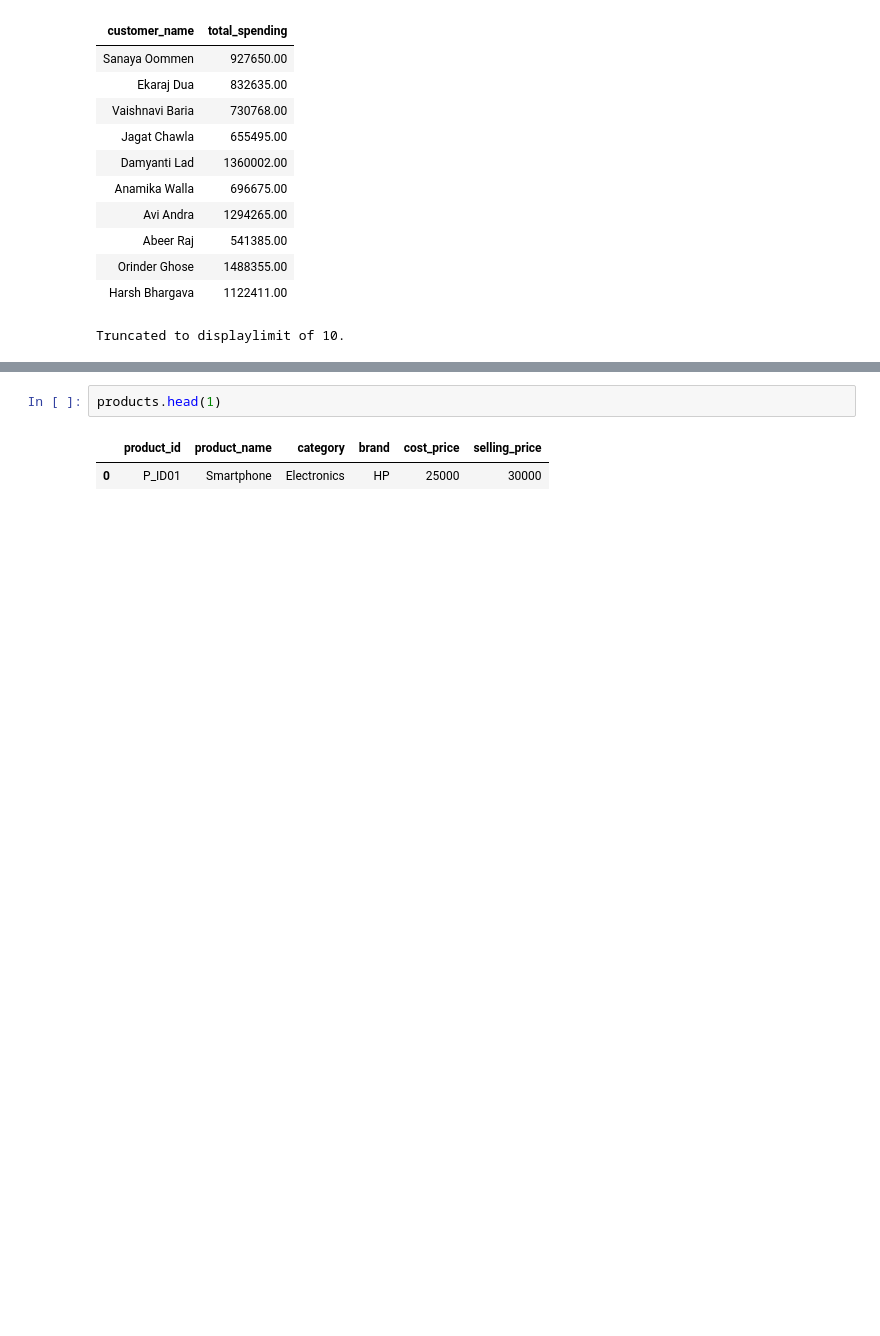
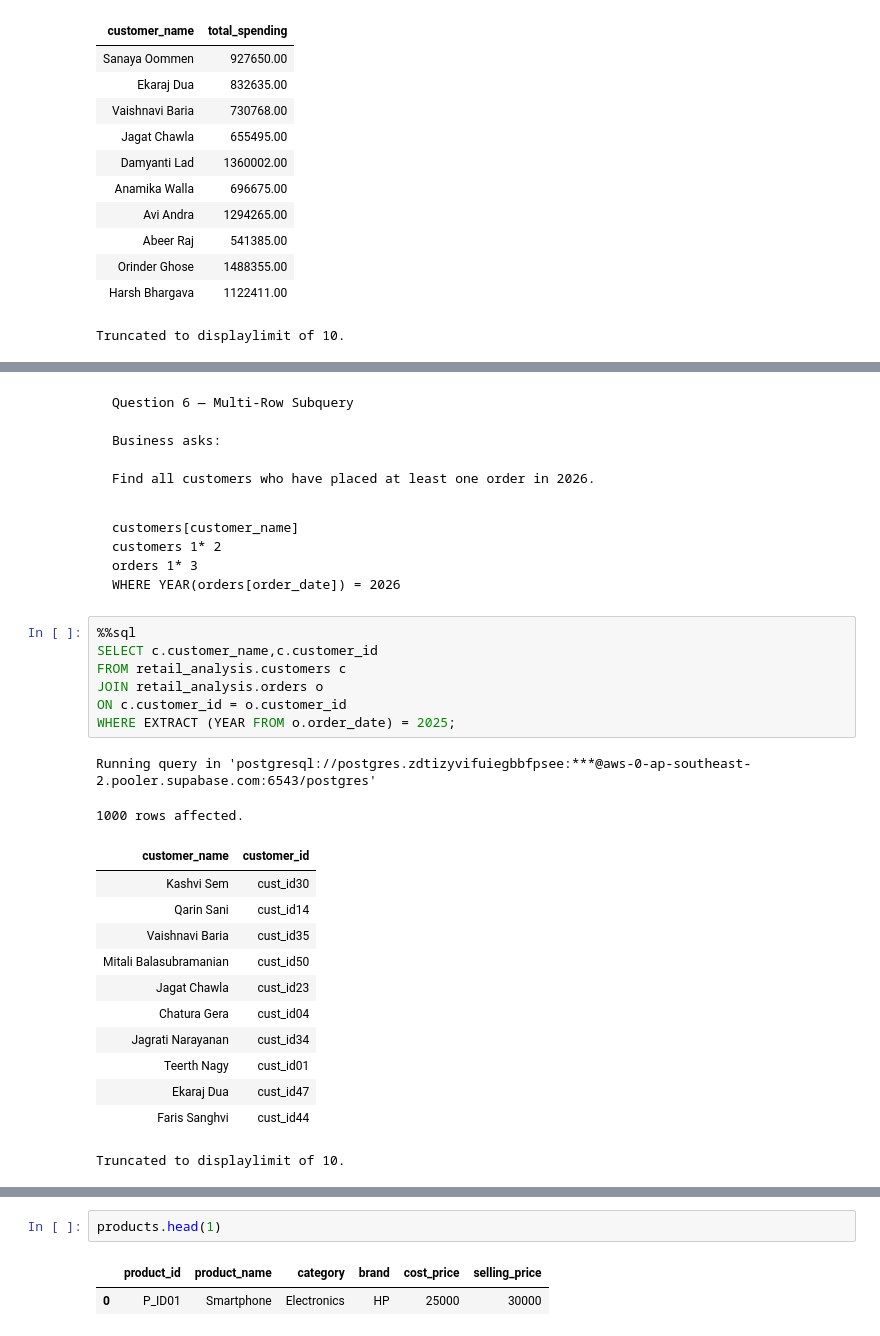
Before and after one commit to umesh-creates/sql_pandas_exercise_and_notes, a Jupyter notebook: retail_analysis exercise/subqueries.ipynb, the cells around one changed output, grey strips where cells are left out. Cells and saved outputs as stored; diff of their text form; blank space fills up the shorter version.

Commit message:
multi-subqueries started

```diff
--- a/retail_analysis exercise/subqueries.ipynb
+++ b/retail_analysis exercise/subqueries.ipynb
@@ -303,0 +296,35 @@ result[result['total_spending'] > result['total_spending'].mean()]
+# %% [markdown]
+<pre>Question 6 — Multi-Row Subquery
+
+Business asks:
+
+Find all customers who have placed at least one order in 2026.</pre>
+# %% [markdown]
+<pre>
+customers[customer_name]
+customers 1* 2
+orders 1* 3
+WHERE YEAR(orders[order_date]) = 2026
+</pre>
+# %%
+%%sql
+SELECT c.customer_name,c.customer_id
+FROM retail_analysis.customers c
+JOIN retail_analysis.orders o
+ON c.customer_id = o.customer_id
+WHERE EXTRACT (YEAR FROM o.order_date) = 2025;
+# %% [output]
+Running query in 'postgresql://postgres.zdtizyvifuiegbbfpsee:***@aws-0-ap-southeast-2.pooler.supabase.com:6543/postgres'
+1000 rows affected.
+| customer_name | customer_id |
+| Kashvi Sem | cust_id30 |
+| Qarin Sani | cust_id14 |
+| Vaishnavi Baria | cust_id35 |
+| Mitali Balasubramanian | cust_id50 |
+| Jagat Chawla | cust_id23 |
+| Chatura Gera | cust_id04 |
+| Jagrati Narayanan | cust_id34 |
+| Teerth Nagy | cust_id01 |
+| Ekaraj Dua | cust_id47 |
+| Faris Sanghvi | cust_id44 |
+Truncated to displaylimit of 10.
```
Also changed, not shown: parts of 8 cells of this notebook, 1 other file.
